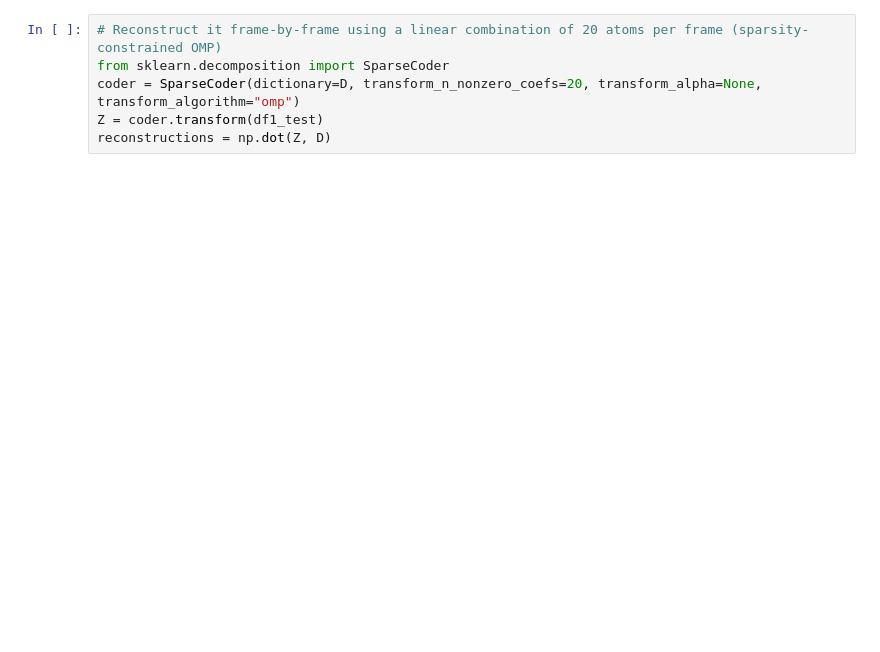
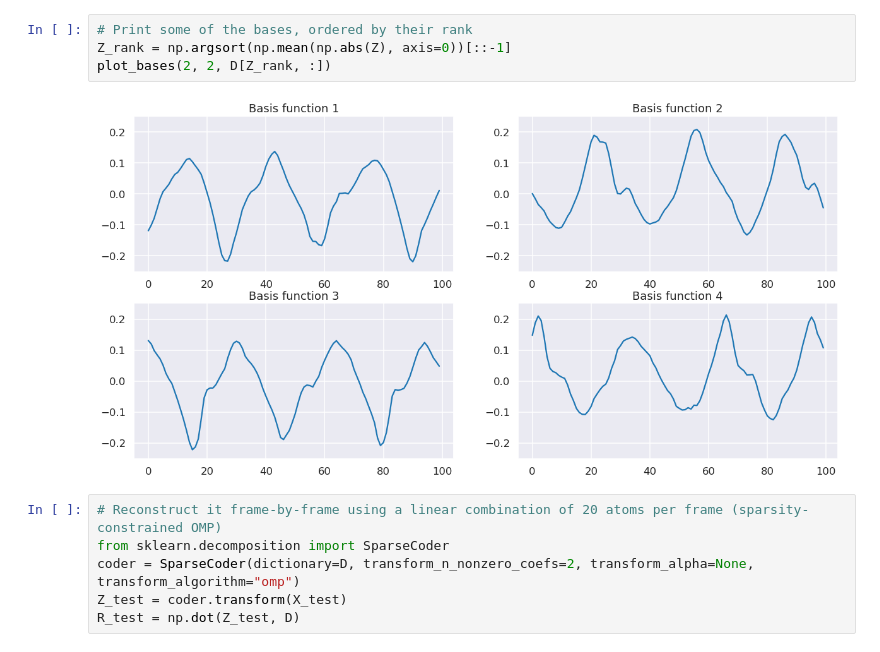
Before and after one commit to tdiethe/MXFusion, a Jupyter notebook: examples/notebooks/Dictionary Learning.ipynb, the cells around one changed output. Cells and saved outputs as stored; diff of their text form; blank space fills up the shorter version.

```diff
--- a/examples/notebooks/Dictionary Learning.ipynb
+++ b/examples/notebooks/Dictionary Learning.ipynb
@@ -80,6 +112,12 @@ for i in range(len(axs)):
+# %%
+# Print some of the bases, ordered by their rank
+Z_rank = np.argsort(np.mean(np.abs(Z), axis=0))[::-1]
+plot_bases(2, 2, D[Z_rank, :])
+# %% [output]
+[figure, added]
 # %%
 # Reconstruct it frame-by-frame using a linear combination of 20 atoms per frame (sparsity-constrained OMP)
 from sklearn.decomposition import SparseCoder
-coder = SparseCoder(dictionary=D, transform_n_nonzero_coefs=20, transform_alpha=None, transform_algorithm="omp")
-Z = coder.transform(df1_test)
-reconstructions = np.dot(Z, D)
+coder = SparseCoder(dictionary=D, transform_n_nonzero_coefs=2, transform_alpha=None, transform_algorithm="omp")
+Z_test = coder.transform(X_test)
+R_test = np.dot(Z_test, D)
```
Also changed, not shown: parts of 20 cells of this notebook, 5 other files.
